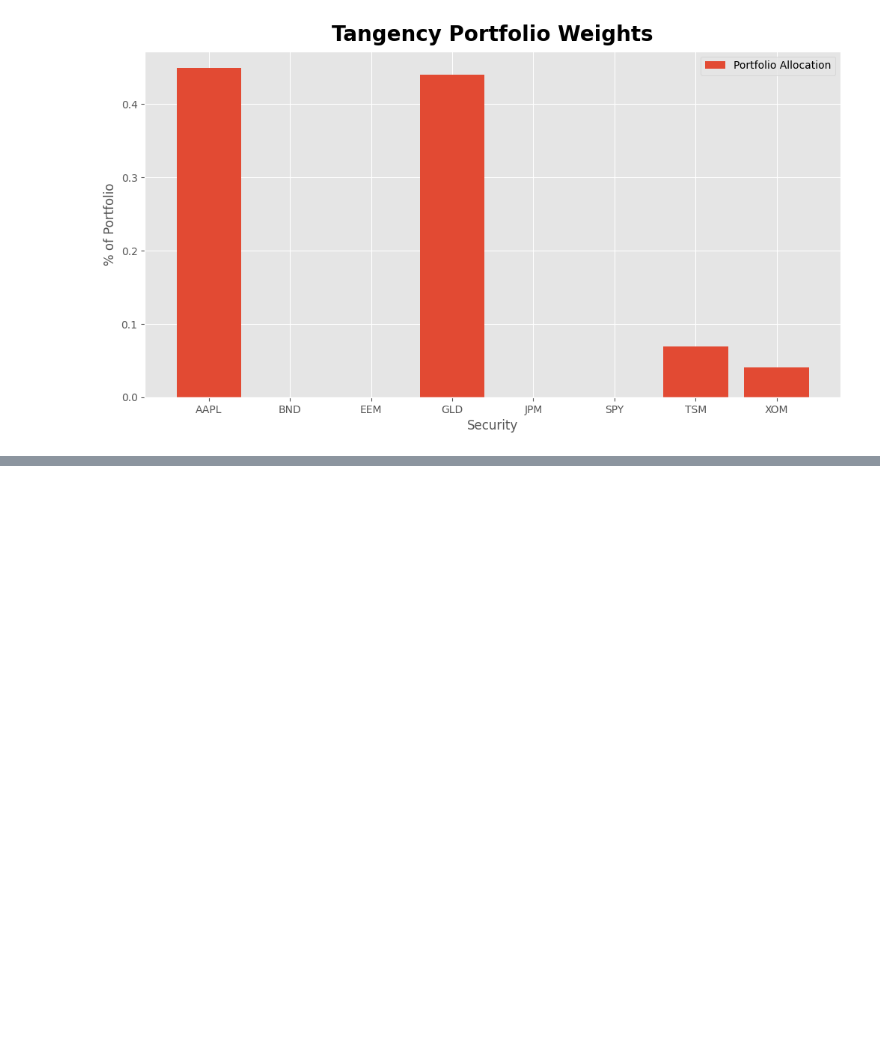
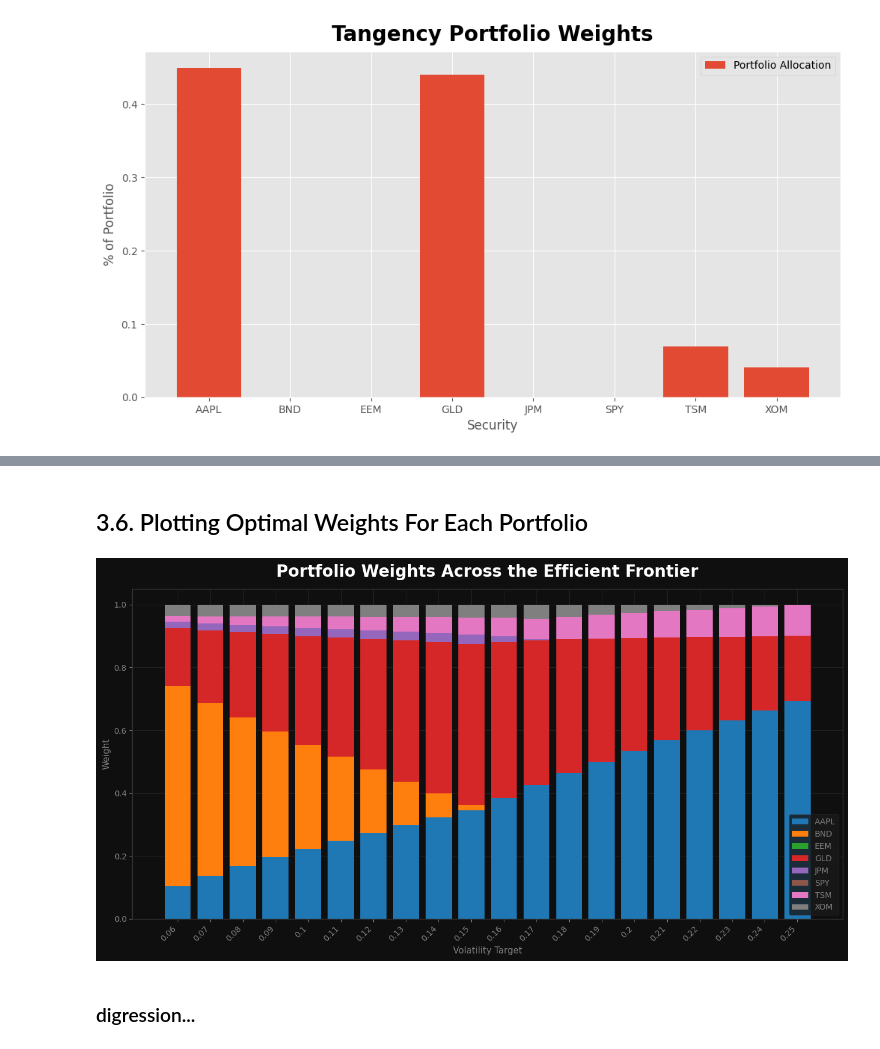
Before and after one commit to szymon-ml/quant-portfolio-analysis, a Jupyter notebook: notebooks/02_importing_data.ipynb, the cells around one changed output, grey strips where cells are left out. Cells and saved outputs as stored; diff of their text form; code cells hidden in the pictures; blank space fills up the shorter version.

```diff
--- a/notebooks/02_importing_data.ipynb
+++ b/notebooks/02_importing_data.ipynb
@@ -1005,0 +1343,34 @@ array([<Axes: xlabel='Date'>, <Axes: xlabel='Date'>,
+# %% [markdown]
+## 3.6. Plotting Optimal Weights For Each Portfolio
+# %%
+fig, ax = plt.subplots(figsize=(13, 7))
+fig.patch.set_facecolor('#0f0f0f')
+ax.set_facecolor('#0f0f0f')
+
+weights_only = weights_df.drop(columns='Volatility') if 'Volatility' in weights_df.columns else weights_df
+x = optimized_port_stats_df['Volatility'].round(3).astype(str)
+bottom = np.zeros(len(weights_df))
+
+#colors = plt.cm.plasma(np.linspace(0.1, 0.9, n))
+colors = plt.cm.tab10.colors
+
+for i, col in enumerate(weights_only.columns):
+    ax.bar(x, weights_only[col], bottom=bottom, label=col, color=colors[i])
+    bottom += weights_only[col].values
+
+ax.set_xlabel('Volatility Target', color='grey', fontsize=11)
+ax.set_ylabel('Weight', color='grey', fontsize=11)
+ax.set_title('Portfolio Weights Across the Efficient Frontier', color='white', fontsize=20, fontweight='bold', pad=15)
+ax.tick_params(colors='grey')
+ax.set_xticklabels(x, rotation=45, ha='right')
+for spine in ax.spines.values():
+    spine.set_edgecolor('#333333')
+ax.grid(True, color='#222222', linewidth=0.8)
+ax.legend(facecolor='#1a1a1a', edgecolor='#333333', labelcolor='grey', fontsize=10)
+
+plt.tight_layout()
+plt.show()
+# %% [output]
+[figure, added]
+# %% [markdown]
+### digression...
```
Also changed, not shown: parts of 79 cells of this notebook.
